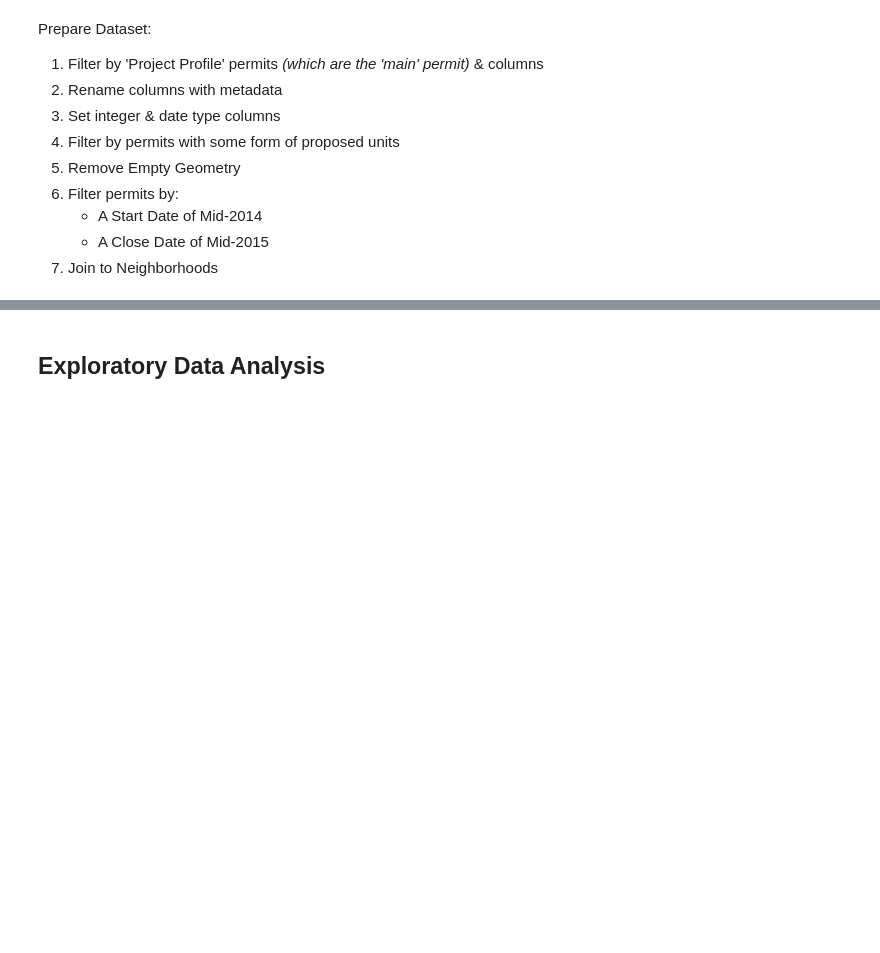
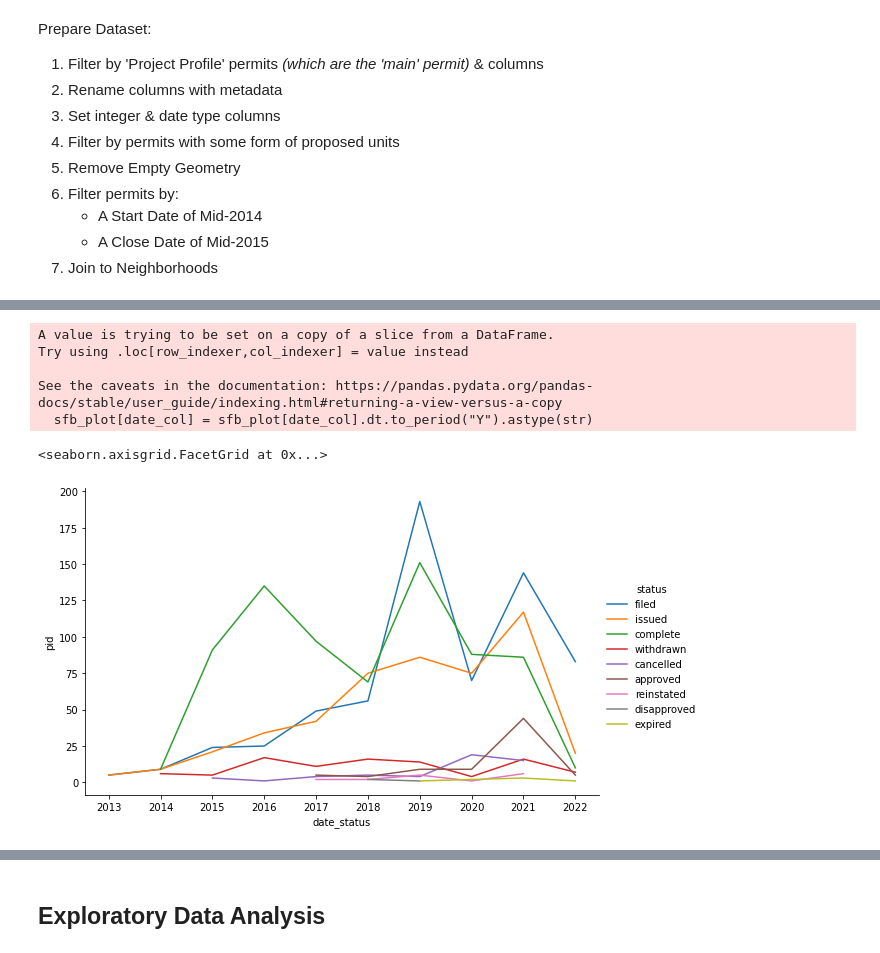
Before and after one commit to nelmsal/sf_buildingpermits, a Jupyter notebook: scripts/sf_building_permit_explore.ipynb, the cells around one changed output, grey strips where cells are left out. Drawn from its saved outputs; the diff is of its cells as text; code cells hidden in the pictures; blank space fills up the shorter version.

Commit message:
bringing in the data

```diff
--- a/scripts/sf_building_permit_explore.ipynb
+++ b/scripts/sf_building_permit_explore.ipynb
@@ -92,0 +174,25 @@ sfp = sfp.sjoin(sfnhood).drop(columns='index_right')
+# %%
+import seaborn
+
+date_col = 'date_status'
+
+sfb_plot = sfb[[date_col, 'units_prop', 'status', 'pid']]
+sfb_plot[date_col] = sfb_plot[date_col].dt.to_period("Y").astype(str)
+
+sfb_plot = sfb_plot.groupby([
+    date_col, 'status'
+    ]).agg({'units_prop':'sum', 'pid':'count'}).reset_index(drop=False)
+
+seaborn.relplot(
+    data=sfb_plot,
+    x=date_col, y='pid', hue='status',
+    aspect=1.61, kind="line"
+    )
+# %% [output]
+A value is trying to be set on a copy of a slice from a DataFrame.
+Try using .loc[row_indexer,col_indexer] = value instead
+
+See the caveats in the documentation: https://pandas.pydata.org/pandas-docs/stable/user_guide/indexing.html#returning-a-view-versus-a-copy
+  sfb_plot[date_col] = sfb_plot[date_col].dt.to_period("Y").astype(str)
+<seaborn.axisgrid.FacetGrid at 0x...>
+[figure, added]
```
Also changed, not shown: parts of 10 cells of this notebook, 31 other files.
